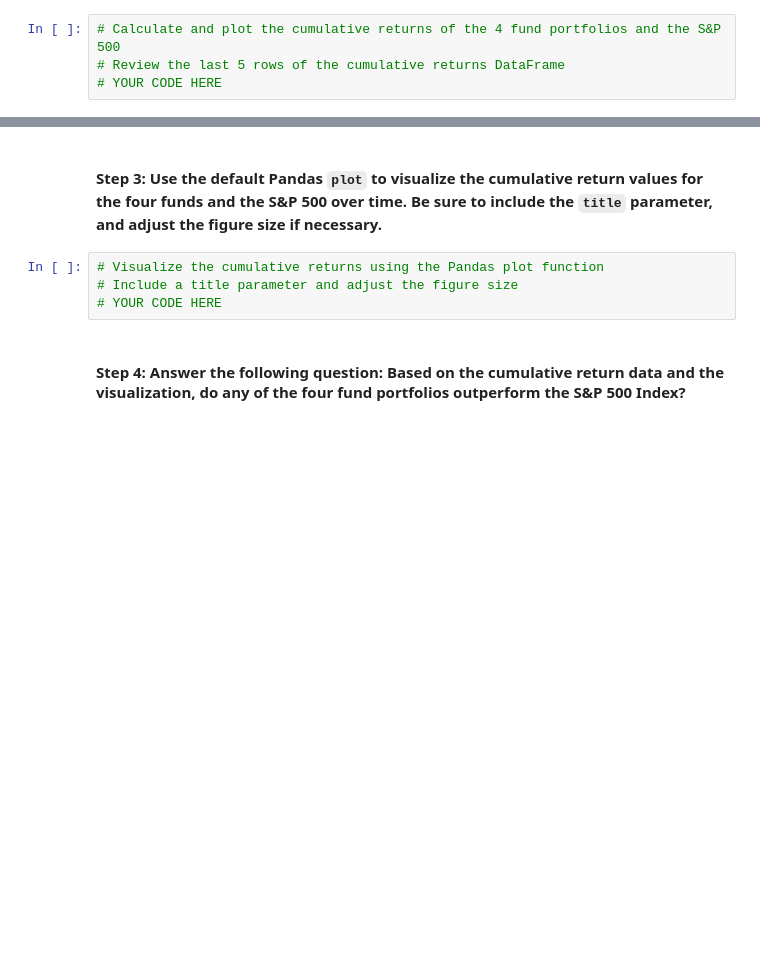
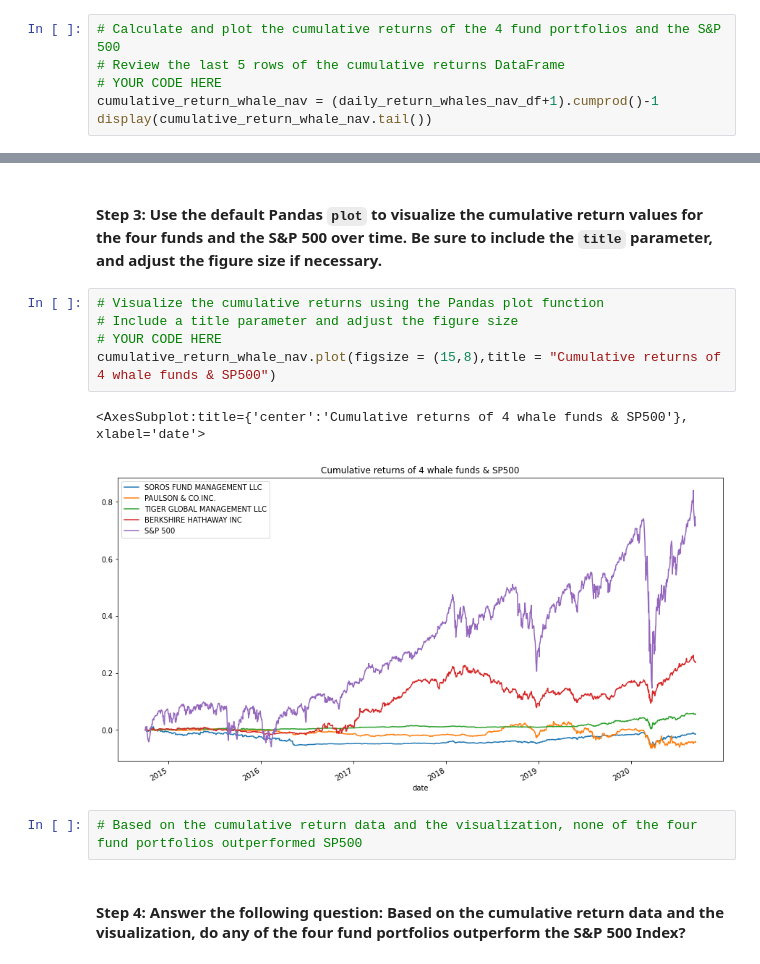
Before and after one commit to TaoNYC/columbia_fintech, a Jupyter notebook: Challenge_4_Quantative_Portfolio_Analysis/risk_return_analysis.ipynb, the cells around one changed output, grey strips where cells are left out. Cells and saved outputs as stored; diff of their text form; blank space fills up the shorter version.

```diff
--- a/Challenge_4_Quantative_Portfolio_Analysis/risk_return_analysis.ipynb
+++ b/Challenge_4_Quantative_Portfolio_Analysis/risk_return_analysis.ipynb
@@ -166,3 +182,5 @@ Analyze the data to determine if any of the portfolios outperform the broader st
 # Calculate and plot the cumulative returns of the 4 fund portfolios and the S&P 500
 # Review the last 5 rows of the cumulative returns DataFrame
 # YOUR CODE HERE
+cumulative_return_whale_nav = (daily_return_whales_nav_df+1).cumprod()-1
+display(cumulative_return_whale_nav.tail())
@@ -171,7 +197,13 @@ Analyze the data to determine if any of the portfolios outperform the broader st
 # %%
 # Visualize the cumulative returns using the Pandas plot function
 # Include a title parameter and adjust the figure size
 # YOUR CODE HERE
+cumulative_return_whale_nav.plot(figsize = (15,8),title = "Cumulative returns of 4 whale funds & SP500")
+# %% [output]
+<AxesSubplot:title={'center':'Cumulative returns of 4 whale funds & SP500'}, xlabel='date'>
+[figure, added]
+# %%
+# Based on the cumulative return data and the visualization, none of the four fund portfolios outperformed SP500
 # %% [markdown]
 #### Step 4: Answer the following question: Based on the cumulative return data and the visualization, do any of the four fund portfolios outperform the S&P 500 Index?
 # %% [markdown]
```
Also changed, not shown: parts of 4 cells of this notebook.
